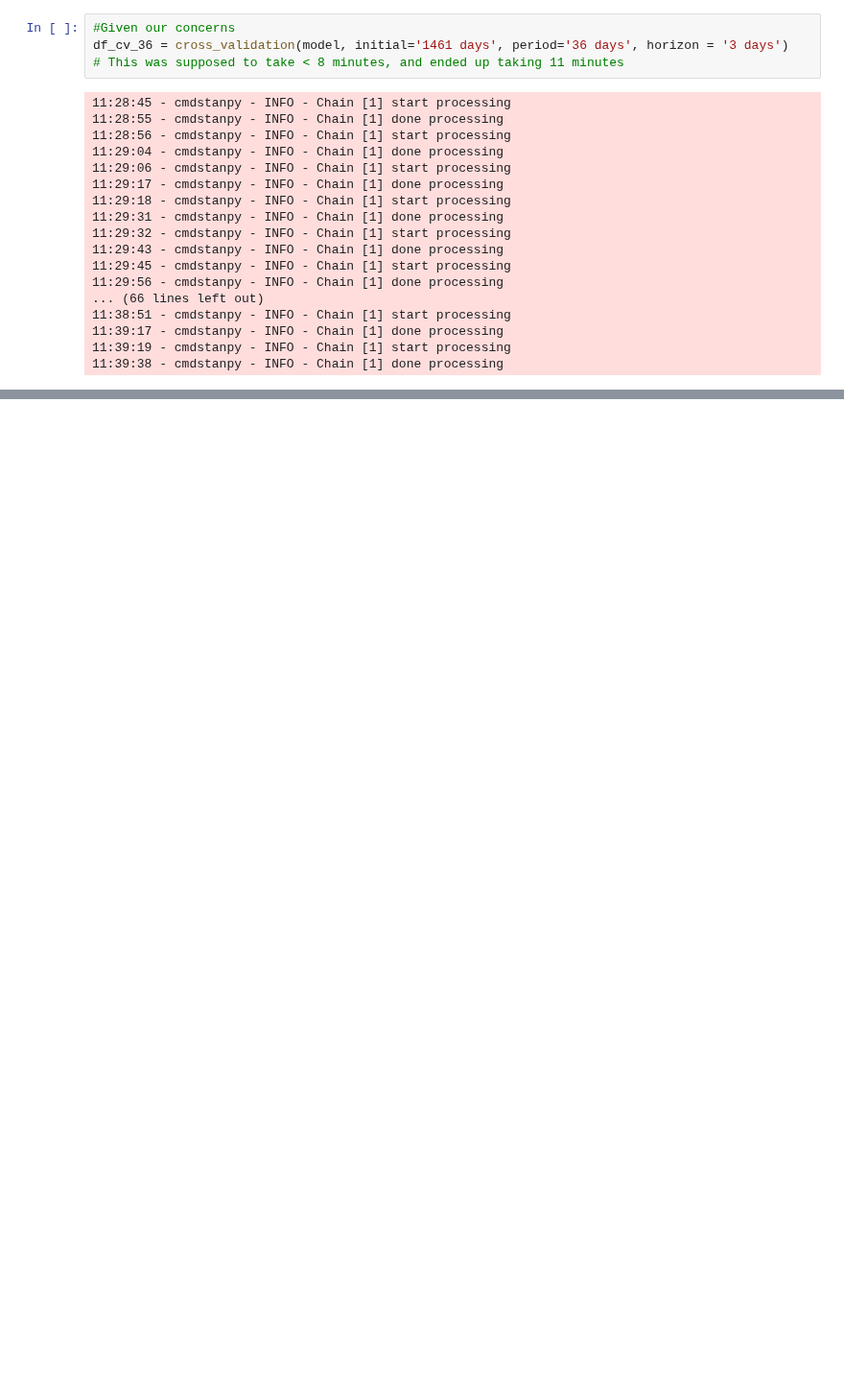
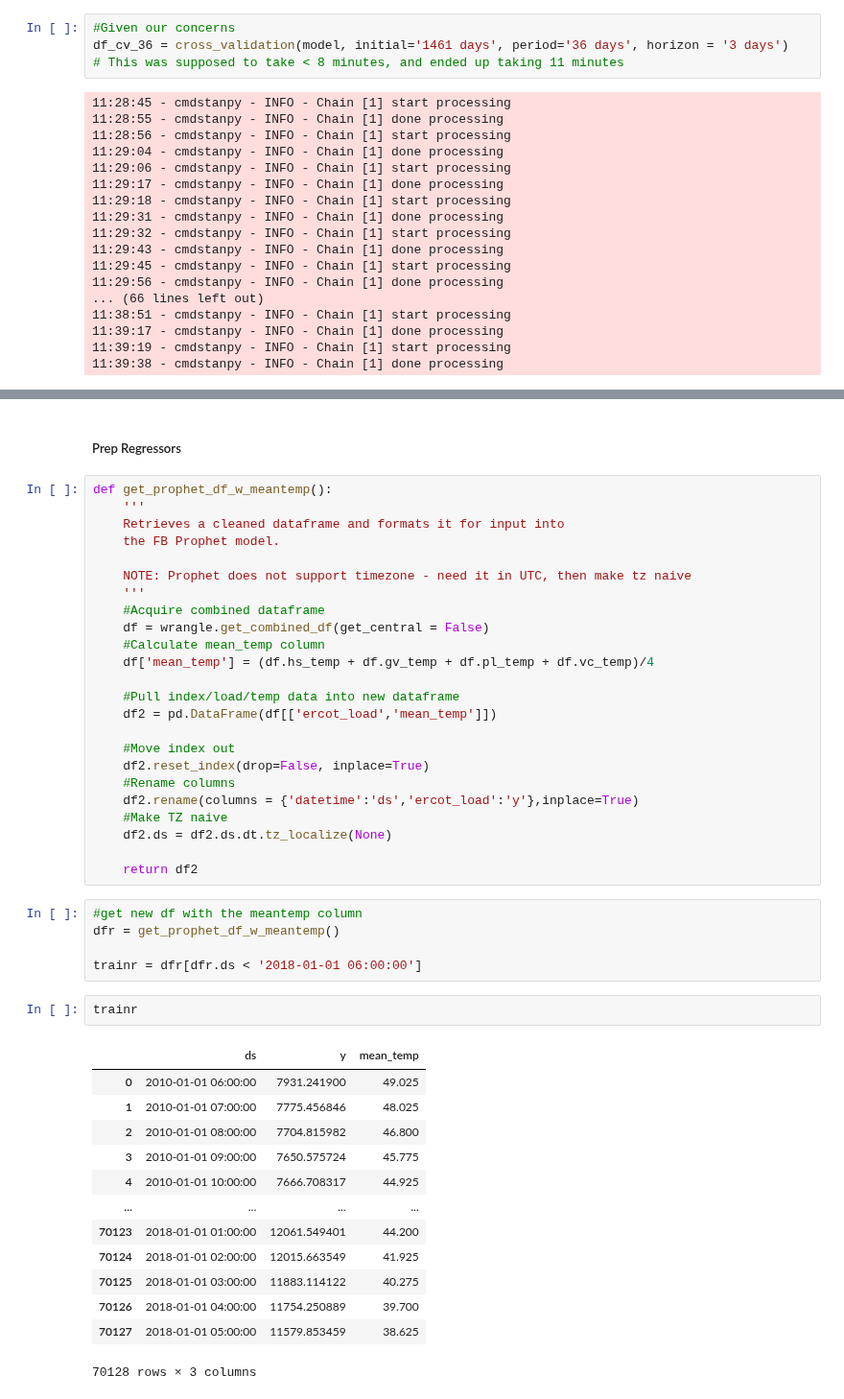
Before and after one commit to energy-demand-forecast/energy_demand_forecast, a Jupyter notebook: cayt_workspace/modeling.ipynb, the cells around one changed output, grey strips where cells are left out. Shown at 96% size. Cells and saved outputs as stored; diff of their text form; blank space fills up the shorter version.

```diff
--- a/cayt_workspace/modeling.ipynb
+++ b/cayt_workspace/modeling.ipynb
@@ -801,0 +769,47 @@ train_windows, test_windows = get_windows(y,cv)
+# %% [markdown]
+##### Prep Regressors
+# %%
+def get_prophet_df_w_meantemp():
+    '''
+    Retrieves a cleaned dataframe and formats it for input into
+    the FB Prophet model.
+
+    NOTE: Prophet does not support timezone - need it in UTC, then make tz naive
+    '''
+    #Acquire combined dataframe
+    df = wrangle.get_combined_df(get_central = False)
+    #Calculate mean_temp column
+    df['mean_temp'] = (df.hs_temp + df.gv_temp + df.pl_temp + df.vc_temp)/4
+
+    #Pull index/load/temp data into new dataframe
+    df2 = pd.DataFrame(df[['ercot_load','mean_temp']])
+
+    #Move index out
+    df2.reset_index(drop=False, inplace=True)
+    #Rename columns
+    df2.rename(columns = {'datetime':'ds','ercot_load':'y'},inplace=True)
+    #Make TZ naive
+    df2.ds = df2.ds.dt.tz_localize(None)
+
+    return df2
+# %%
+#get new df with the meantemp column
+dfr = get_prophet_df_w_meantemp()
+
+trainr = dfr[dfr.ds < '2018-01-01 06:00:00']
+# %%
+trainr
+# %% [output]
+|  | ds | y | mean_temp |
+| 0 | 2010-01-01 06:00:00 | 7931.241900 | 49.025 |
+| 1 | 2010-01-01 07:00:00 | 7775.456846 | 48.025 |
+| 2 | 2010-01-01 08:00:00 | 7704.815982 | 46.800 |
+| 3 | 2010-01-01 09:00:00 | 7650.575724 | 45.775 |
+| 4 | 2010-01-01 10:00:00 | 7666.708317 | 44.925 |
+| ... | ... | ... | ... |
+| 70123 | 2018-01-01 01:00:00 | 12061.549401 | 44.200 |
+| 70124 | 2018-01-01 02:00:00 | 12015.663549 | 41.925 |
+| 70125 | 2018-01-01 03:00:00 | 11883.114122 | 40.275 |
+| 70126 | 2018-01-01 04:00:00 | 11754.250889 | 39.700 |
+| 70127 | 2018-01-01 05:00:00 | 11579.853459 | 38.625 |
+70128 rows × 3 columns
```
Also changed, not shown: parts of 57 cells of this notebook.
